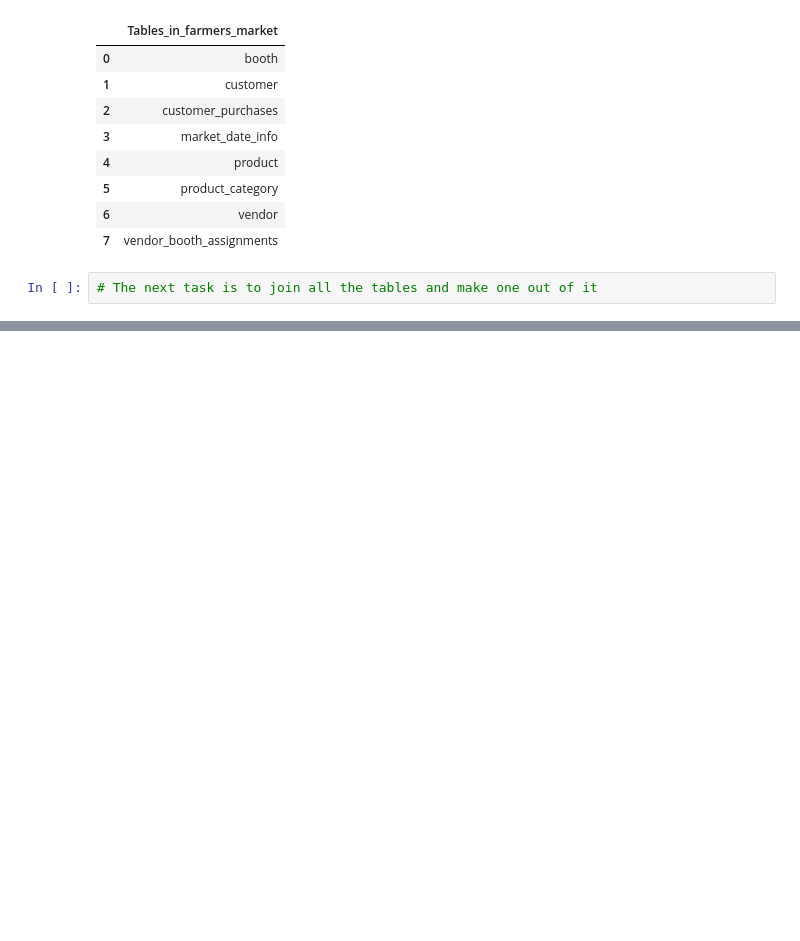
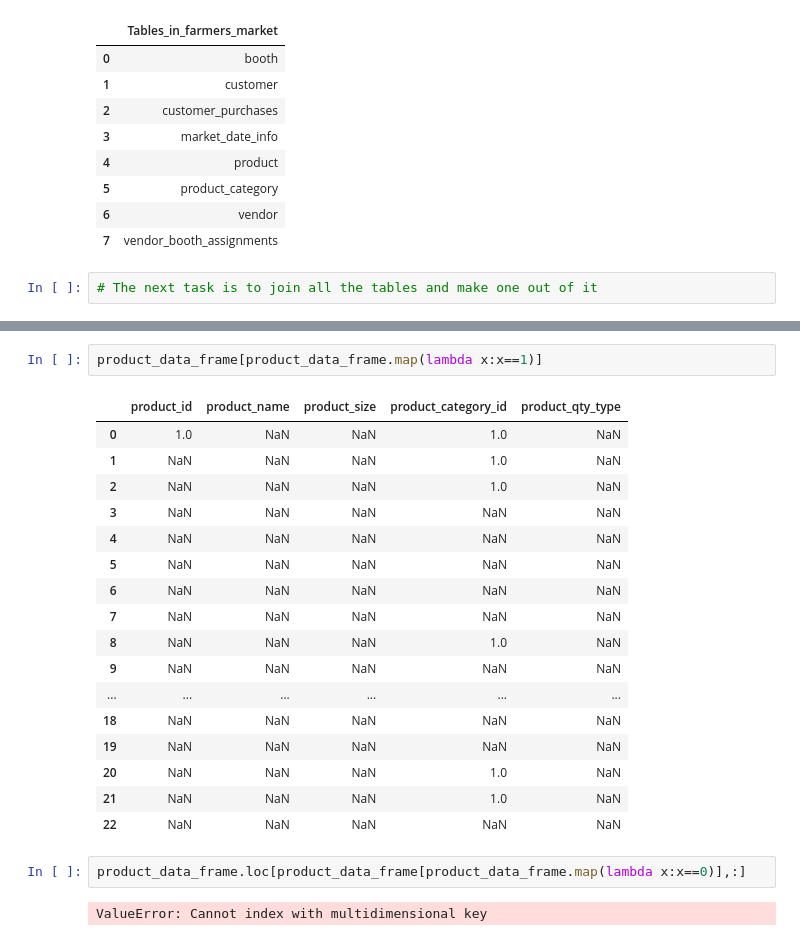
Before and after one commit to KunalNeon/SQL-For-Data-Scientist, a Jupyter notebook: sql.ipynb, the cells around one changed output, grey strips where cells are left out. Cells and saved outputs as stored; diff of their text form; blank space fills up the shorter version.

```diff
--- a/sql.ipynb
+++ b/sql.ipynb
@@ -281,0 +426,24 @@ and table_name="customer";
+# %%
+product_data_frame[product_data_frame.map(lambda x:x==1)]
+# %% [output]
+|  | product_id | product_name | product_size | product_category_id | product_qty_type |
+| 0 | 1.0 | NaN | NaN | 1.0 | NaN |
+| 1 | NaN | NaN | NaN | 1.0 | NaN |
+| 2 | NaN | NaN | NaN | 1.0 | NaN |
+| 3 | NaN | NaN | NaN | NaN | NaN |
+| 4 | NaN | NaN | NaN | NaN | NaN |
+| 5 | NaN | NaN | NaN | NaN | NaN |
+| 6 | NaN | NaN | NaN | NaN | NaN |
+| 7 | NaN | NaN | NaN | NaN | NaN |
+| 8 | NaN | NaN | NaN | 1.0 | NaN |
+| 9 | NaN | NaN | NaN | NaN | NaN |
+| ... | ... | ... | ... | ... | ... |
+| 18 | NaN | NaN | NaN | NaN | NaN |
+| 19 | NaN | NaN | NaN | NaN | NaN |
+| 20 | NaN | NaN | NaN | 1.0 | NaN |
+| 21 | NaN | NaN | NaN | 1.0 | NaN |
+| 22 | NaN | NaN | NaN | NaN | NaN |
+# %%
+product_data_frame.loc[product_data_frame[product_data_frame.map(lambda x:x==0)],:]
+# %% [output]
+ValueError: Cannot index with multidimensional key
```
Also changed, not shown: parts of 26 cells of this notebook.
